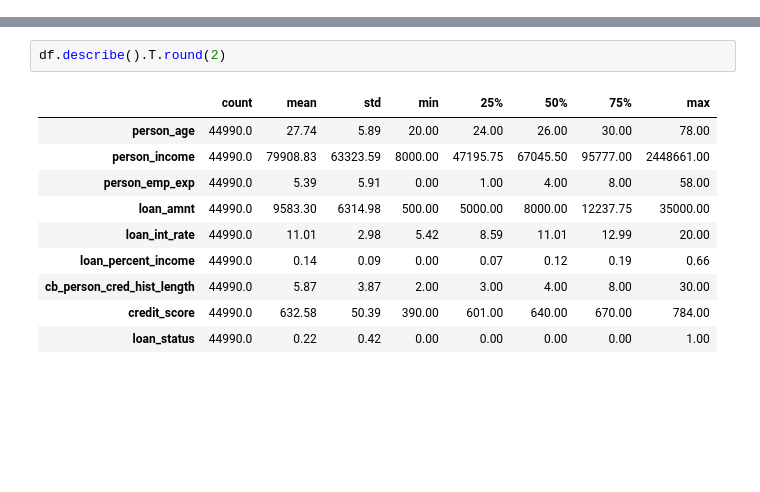
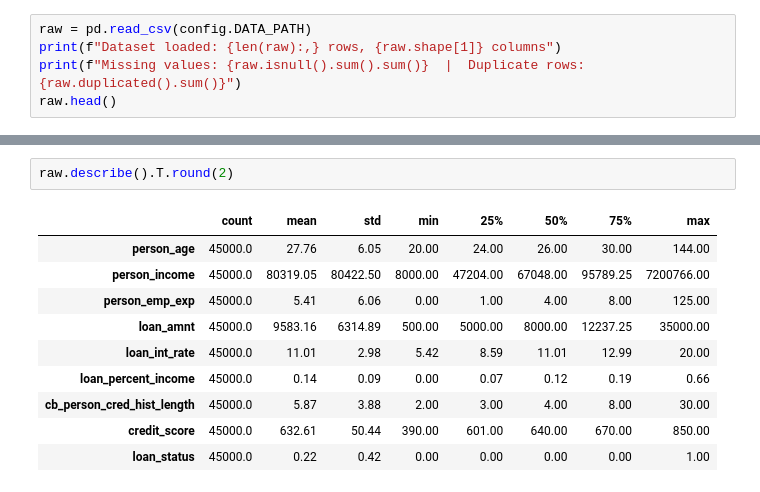
Before and after one commit to prishababel/loan-approval-classification, a Jupyter notebook: notebooks/loan_approval_classification.ipynb, the cells around one changed output, grey strips where cells are left out. Drawn from its saved outputs; the diff is of its cells as text; blank space fills up the shorter version.

```diff
--- a/notebooks/loan_approval_classification.ipynb
+++ b/notebooks/loan_approval_classification.ipynb
@@ -42,0 +33,5 @@ years).
+# %%
+raw = pd.read_csv(config.DATA_PATH)
+print(f"Dataset loaded: {len(raw):,} rows, {raw.shape[1]} columns")
+print(f"Missing values: {raw.isnull().sum().sum()}  |  Duplicate rows: {raw.duplicated().sum()}")
+raw.head()
@@ -43,13 +47,13 @@ years).
 # %%
-df.describe().T.round(2)
+raw.describe().T.round(2)
 # %% [output]
 |  | count | mean | std | min | 25% | 50% | 75% | max |
-| person_age | 44990.0 | 27.74 | 5.89 | 20.00 | 24.00 | 26.00 | 30.00 | 78.00 |
-| person_income | 44990.0 | 79908.83 | 63323.59 | 8000.00 | 47195.75 | 67045.50 | 95777.00 | 2448661.00 |
-| person_emp_exp | 44990.0 | 5.39 | 5.91 | 0.00 | 1.00 | 4.00 | 8.00 | 58.00 |
-| loan_amnt | 44990.0 | 9583.30 | 6314.98 | 500.00 | 5000.00 | 8000.00 | 12237.75 | 35000.00 |
-| loan_int_rate | 44990.0 | 11.01 | 2.98 | 5.42 | 8.59 | 11.01 | 12.99 | 20.00 |
-| loan_percent_income | 44990.0 | 0.14 | 0.09 | 0.00 | 0.07 | 0.12 | 0.19 | 0.66 |
-| cb_person_cred_hist_length | 44990.0 | 5.87 | 3.87 | 2.00 | 3.00 | 4.00 | 8.00 | 30.00 |
-| credit_score | 44990.0 | 632.58 | 50.39 | 390.00 | 601.00 | 640.00 | 670.00 | 784.00 |
-| loan_status | 44990.0 | 0.22 | 0.42 | 0.00 | 0.00 | 0.00 | 0.00 | 1.00 |
+| person_age | 45000.0 | 27.76 | 6.05 | 20.00 | 24.00 | 26.00 | 30.00 | 144.00 |
+| person_income | 45000.0 | 80319.05 | 80422.50 | 8000.00 | 47204.00 | 67048.00 | 95789.25 | 7200766.00 |
+| person_emp_exp | 45000.0 | 5.41 | 6.06 | 0.00 | 1.00 | 4.00 | 8.00 | 125.00 |
+| loan_amnt | 45000.0 | 9583.16 | 6314.89 | 500.00 | 5000.00 | 8000.00 | 12237.25 | 35000.00 |
+| loan_int_rate | 45000.0 | 11.01 | 2.98 | 5.42 | 8.59 | 11.01 | 12.99 | 20.00 |
+| loan_percent_income | 45000.0 | 0.14 | 0.09 | 0.00 | 0.07 | 0.12 | 0.19 | 0.66 |
+| cb_person_cred_hist_length | 45000.0 | 5.87 | 3.88 | 2.00 | 3.00 | 4.00 | 8.00 | 30.00 |
+| credit_score | 45000.0 | 632.61 | 50.44 | 390.00 | 601.00 | 640.00 | 670.00 | 850.00 |
+| loan_status | 45000.0 | 0.22 | 0.42 | 0.00 | 0.00 | 0.00 | 0.00 | 1.00 |
```
Also changed, not shown: parts of 29 cells of this notebook, 10 other files.
